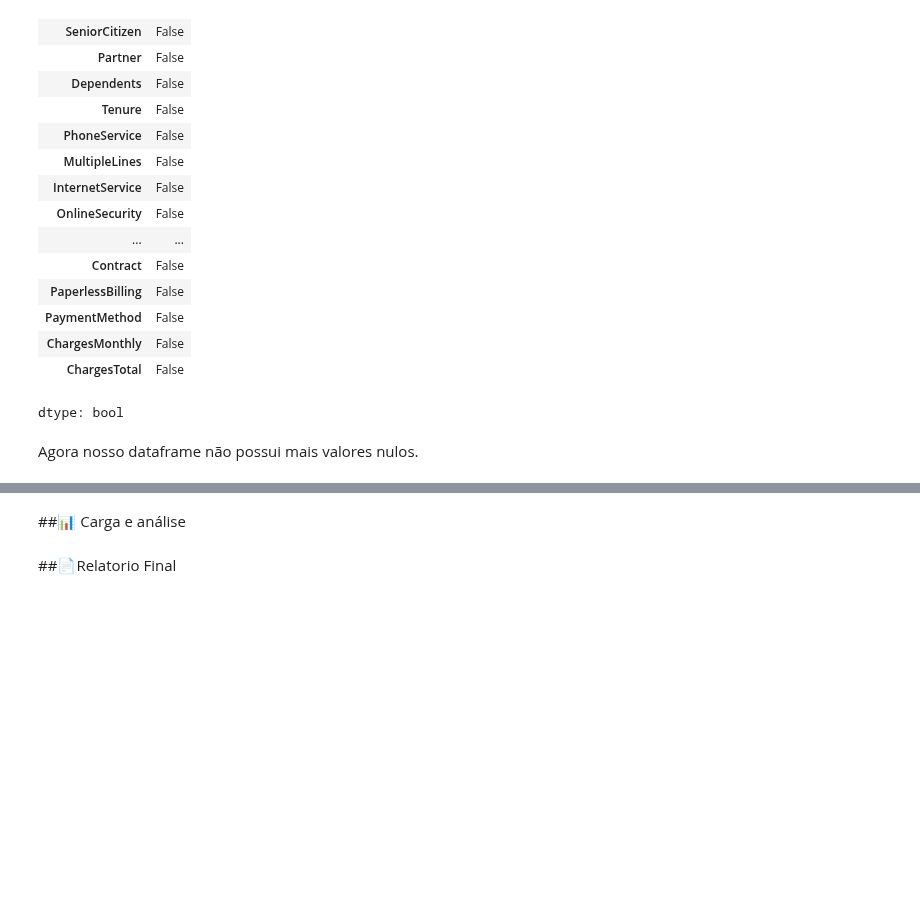
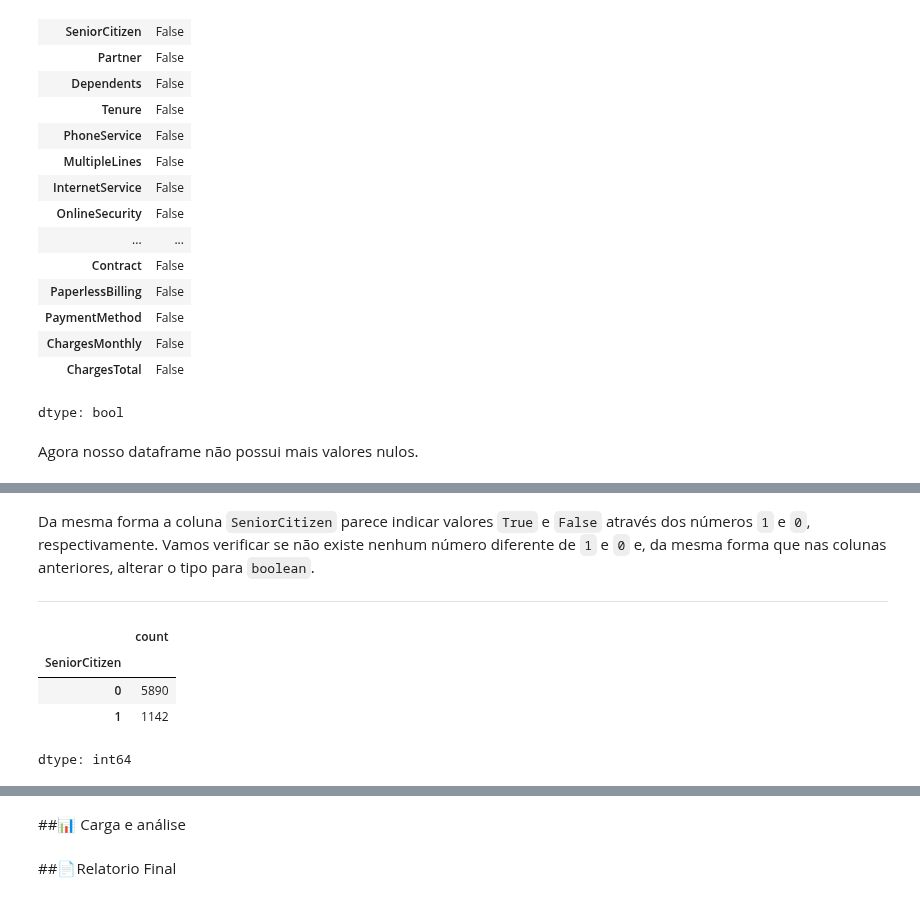
Before and after one commit to rafaelreisramos/oracle-one, a Jupyter notebook: challenge-telecom-x/TelecomX_BR.ipynb, the cells around one changed output, grey strips where cells are left out. Drawn from its saved outputs; the diff is of its cells as text; code cells hidden in the pictures; blank space fills up the shorter version.

Commit message:
Transformacao dos dados para tipos bool

```diff
--- a/challenge-telecom-x/TelecomX_BR.ipynb
+++ b/challenge-telecom-x/TelecomX_BR.ipynb
@@ -291,0 +319,4 @@ Agora nosso dataframe não possui mais valores nulos.
+# %%
+to_bool = ['Churn', 'Partner', 'Dependents', 'PhoneService', 'PaperlessBilling']
+df[to_bool] = df[to_bool].astype(bool)
+df.info()
@@ -291,0 +341,12 @@ Agora nosso dataframe não possui mais valores nulos.
+# %% [markdown]
+Da mesma forma a coluna `SeniorCitizen` parece indicar valores `True` e `False` através dos números `1` e `0`, respectivamente. Vamos verificar se não existe nenhum número diferente de `1` e `0` e, da mesma forma que nas colunas anteriores, alterar o tipo para `boolean`.
+
+---
+# %%
+df['SeniorCitizen'].value_counts()
+# %% [output]
+|  | count |
+| SeniorCitizen |  |
+| 0 | 5890 |
+| 1 | 1142 |
+dtype: int64
```
Also changed, not shown: parts of 6 cells of this notebook.
